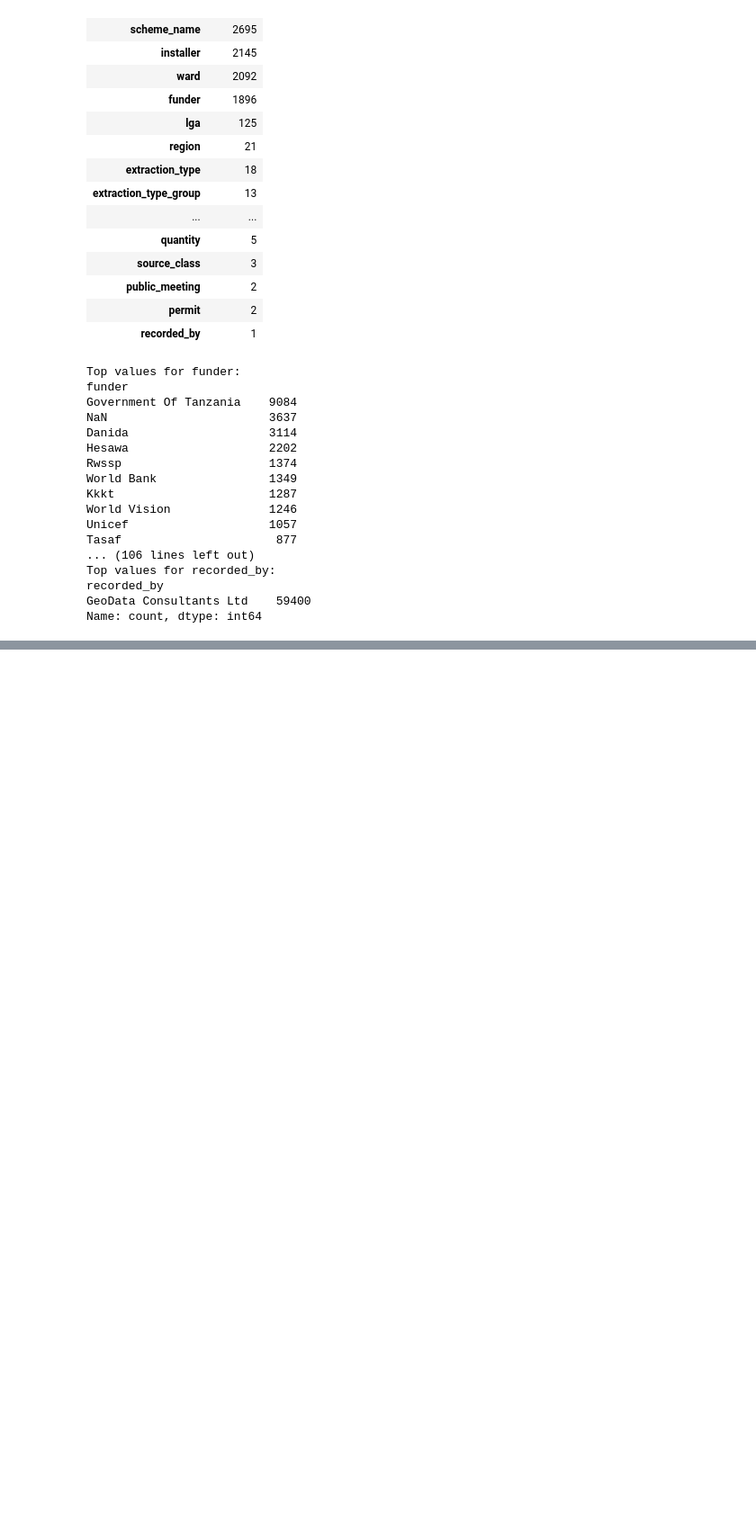
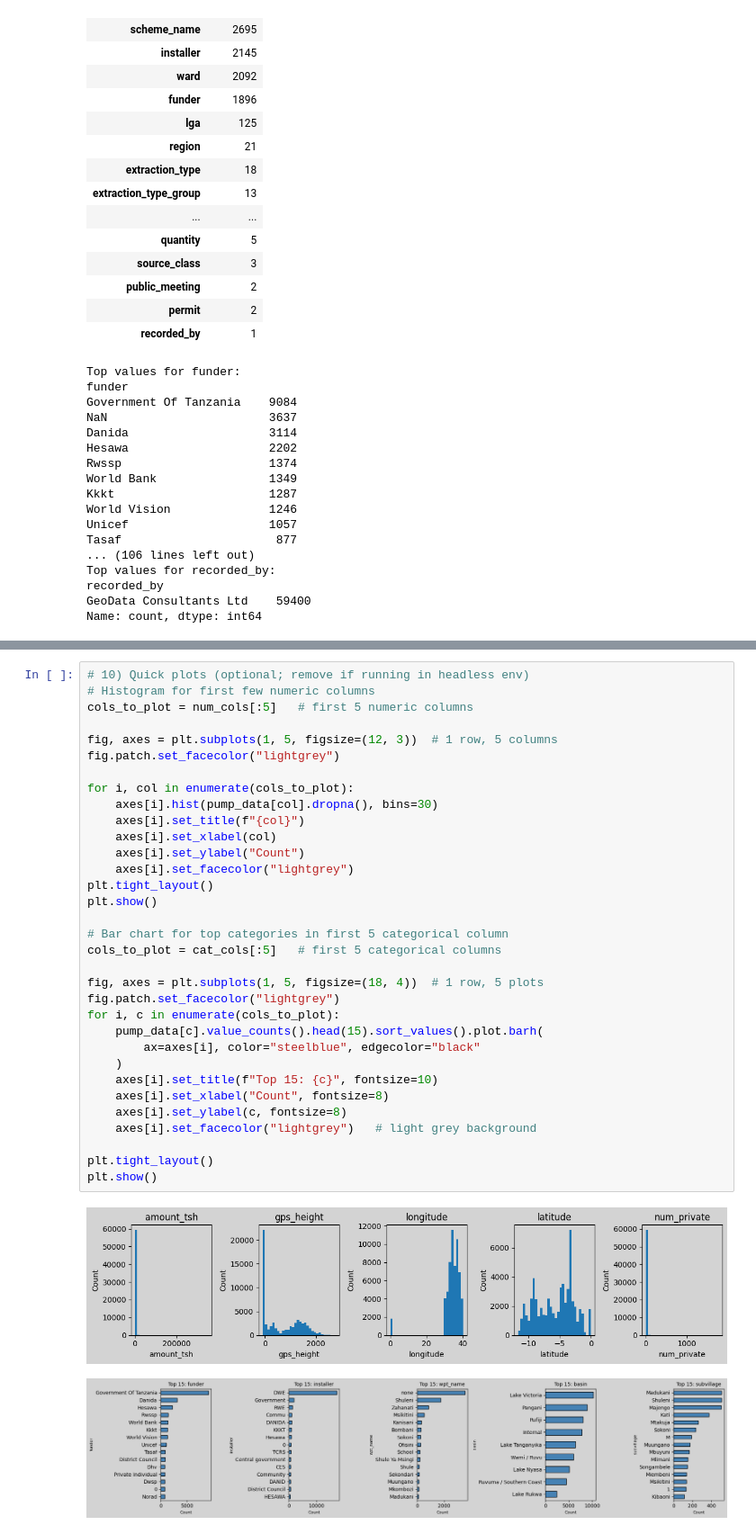
Before and after one commit to floranuta/Data_Circle, a Jupyter notebook: notebooks/Ticket111_LoadExam_Colab.ipynb, the cells around one changed output, grey strips where cells are left out. Shown at 90% size. Saved outputs shown, nothing was run; the diff lists cells and outputs as text; blank space fills up the shorter version.

```diff
--- a/notebooks/Ticket111_LoadExam_Colab.ipynb
+++ b/notebooks/Ticket111_LoadExam_Colab.ipynb
@@ -189,0 +217,36 @@ Correlation (Pearson):
+# %%
+# 10) Quick plots (optional; remove if running in headless env)
+# Histogram for first few numeric columns
+cols_to_plot = num_cols[:5]   # first 5 numeric columns
+
+fig, axes = plt.subplots(1, 5, figsize=(12, 3))  # 1 row, 5 columns
+fig.patch.set_facecolor("lightgrey")
+
+for i, col in enumerate(cols_to_plot):
+    axes[i].hist(pump_data[col].dropna(), bins=30)
+    axes[i].set_title(f"{col}")
+    axes[i].set_xlabel(col)
+    axes[i].set_ylabel("Count")
+    axes[i].set_facecolor("lightgrey")
+plt.tight_layout()
+plt.show()
+
+# Bar chart for top categories in first 5 categorical column
+cols_to_plot = cat_cols[:5]   # first 5 categorical columns
+
+fig, axes = plt.subplots(1, 5, figsize=(18, 4))  # 1 row, 5 plots
+fig.patch.set_facecolor("lightgrey")
+for i, c in enumerate(cols_to_plot):
+    pump_data[c].value_counts().head(15).sort_values().plot.barh(
+        ax=axes[i], color="steelblue", edgecolor="black"
+    )
+    axes[i].set_title(f"Top 15: {c}", fontsize=10)
+    axes[i].set_xlabel("Count", fontsize=8)
+    axes[i].set_ylabel(c, fontsize=8)
+    axes[i].set_facecolor("lightgrey")   # light grey background
+
+plt.tight_layout()
+plt.show()
+# %% [output]
+[figure, added]
+[figure, added]
```
Also changed, not shown: parts of 4 cells of this notebook.
